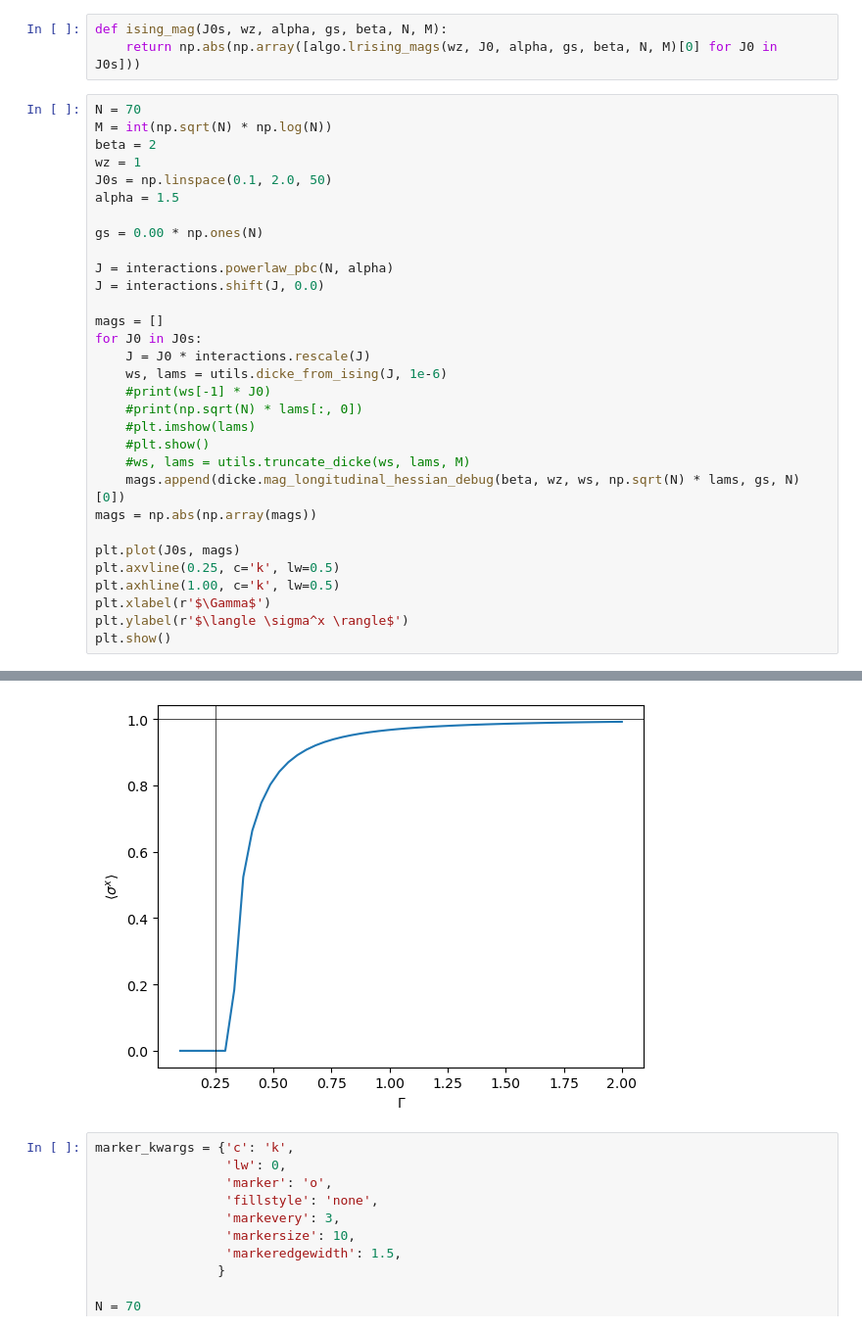
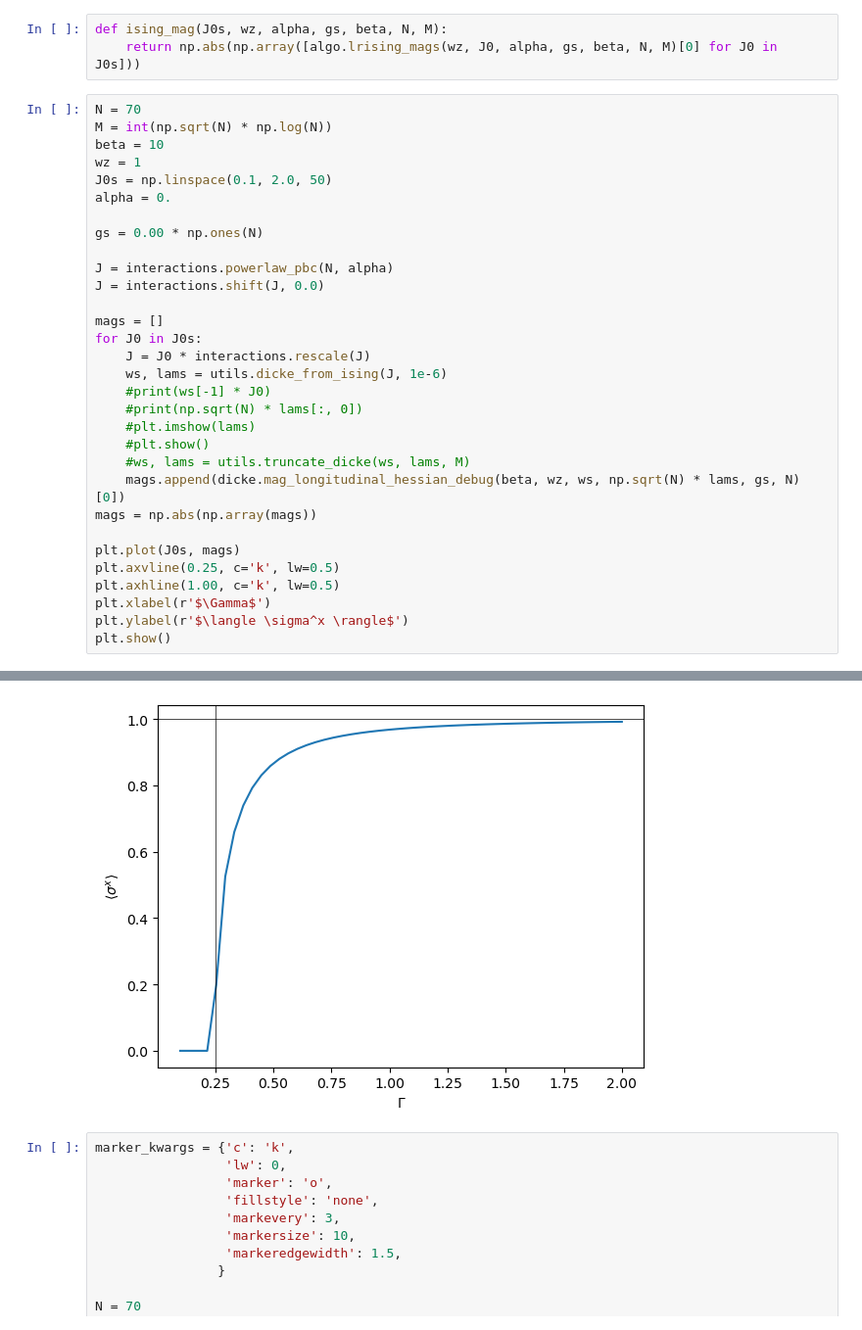
Before and after one commit to chuan97/long-range-ising, a Jupyter notebook: test.ipynb, the cells around one changed output, grey strips where cells are left out. Shown at 98% size. Saved outputs shown, nothing was run; the diff lists cells and outputs as text.

```diff
--- a/test.ipynb
+++ b/test.ipynb
@@ -14,10 +14,10 @@ def ising_mag(J0s, wz, alpha, gs, beta, N, M):
 # %%
 N = 70
 M = int(np.sqrt(N) * np.log(N))
-beta = 2
+beta = 10
 wz = 1
 J0s = np.linspace(0.1, 2.0, 50)
-alpha = 1.5
+alpha = 0.
 
 gs = 0.00 * np.ones(N)
 
@@ -46,4 +63,4 @@ plt.show()
-[figure, old version]
+[figure, new version]
 # %%
 marker_kwargs = {'c': 'k',
                  'lw': 0,
```
Also changed, not shown: parts of 4 cells of this notebook, 4 other files.
